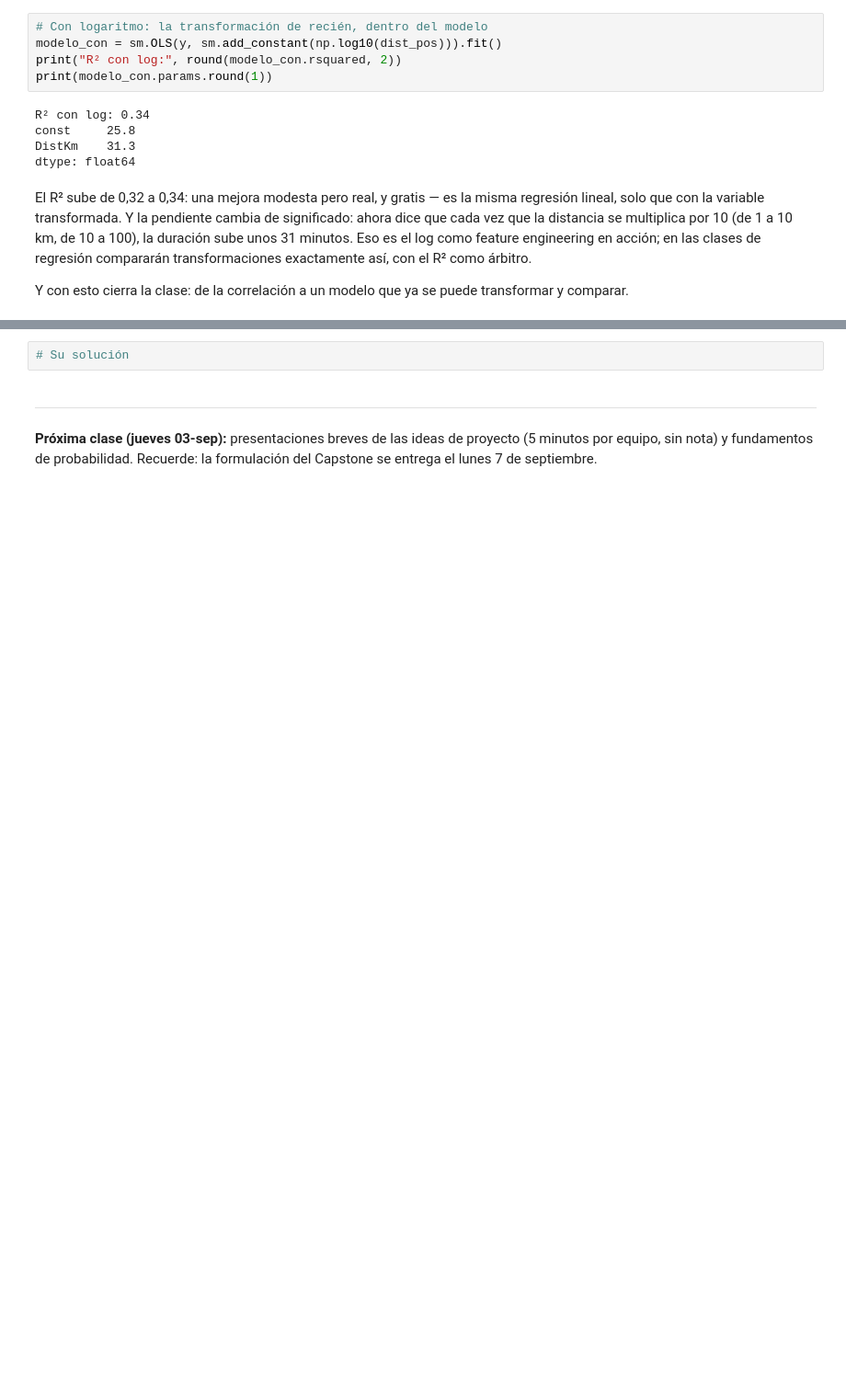
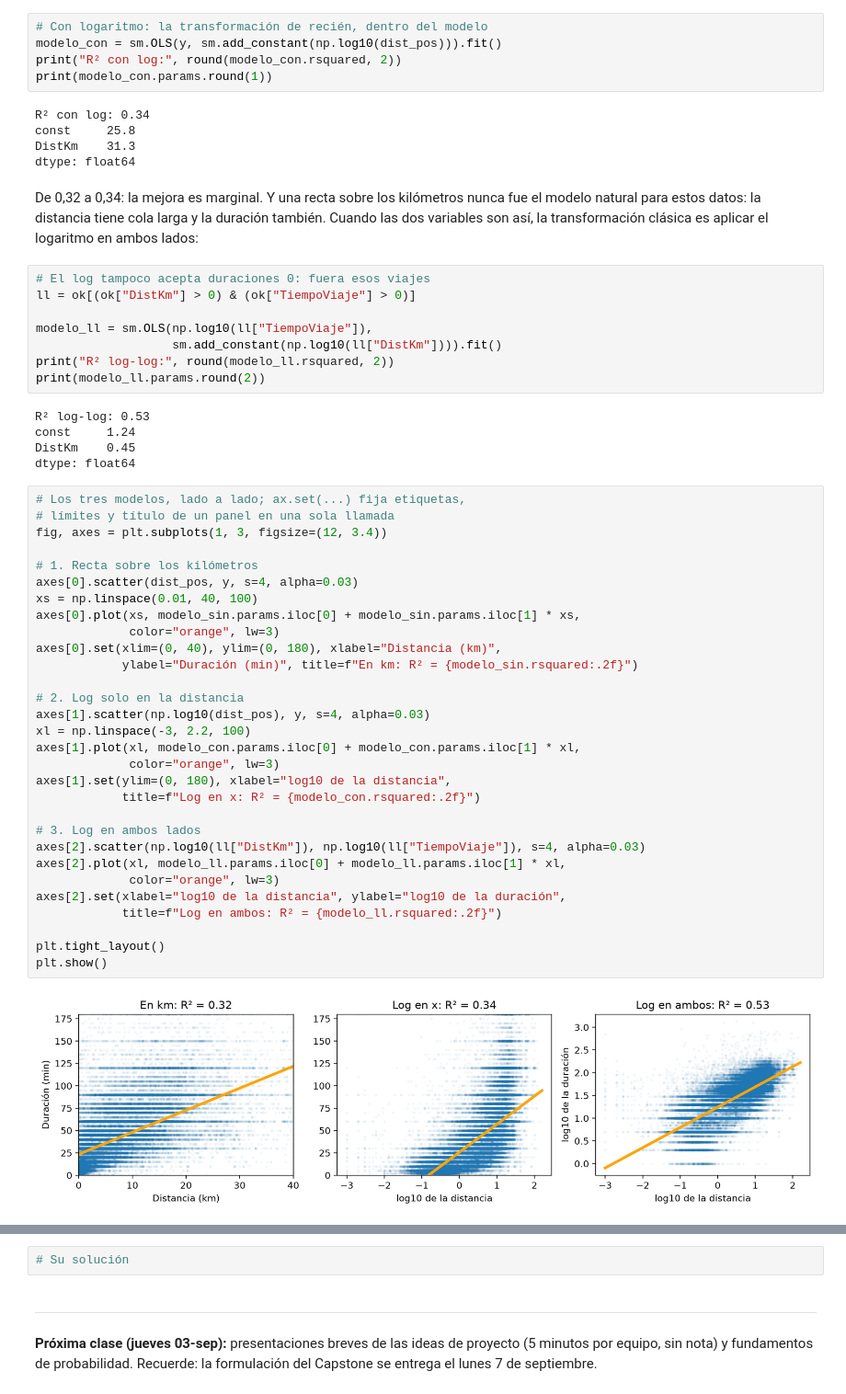
Before and after one commit to daniopitz/diplomado-cdd, a Jupyter notebook: 03_eda_bivariado_colab.ipynb, the cells around one changed output, grey strips where cells are left out. Shown at 92% size. Drawn from its saved outputs; the diff is of its cells as text; blank space fills up the shorter version.

```diff
--- a/03_eda_bivariado_colab.ipynb
+++ b/03_eda_bivariado_colab.ipynb
@@ -873,7 +871,50 @@ R² con log: 0.34
 const     25.8
 DistKm    31.3
 dtype: float64
-# %% [markdown]
-El R² sube de 0,32 a 0,34: una mejora modesta pero real, y gratis — es la misma regresión lineal, solo que con la variable transformada. Y la pendiente cambia de significado: ahora dice que cada vez que la distancia se multiplica por 10 (de 1 a 10 km, de 10 a 100), la duración sube unos 31 minutos. Eso es el log como feature engineering en acción; en las clases de regresión compararán transformaciones exactamente así, con el R² como árbitro.
-
-Y con esto cierra la clase: de la correlación a un modelo que ya se puede transformar y comparar.
+# %% [markdown]
+De 0,32 a 0,34: la mejora es marginal. Y una recta sobre los kilómetros nunca fue el modelo natural para estos datos: la distancia tiene cola larga y la duración también. Cuando las dos variables son así, la transformación clásica es aplicar el logaritmo en ambos lados:
+# %%
+# El log tampoco acepta duraciones 0: fuera esos viajes
+ll = ok[(ok["DistKm"] > 0) & (ok["TiempoViaje"] > 0)]
+
+modelo_ll = sm.OLS(np.log10(ll["TiempoViaje"]),
+                   sm.add_constant(np.log10(ll["DistKm"]))).fit()
+print("R² log-log:", round(modelo_ll.rsquared, 2))
+print(modelo_ll.params.round(2))
+# %% [output]
+R² log-log: 0.53
+const     1.24
+DistKm    0.45
+dtype: float64
+# %%
+# Los tres modelos, lado a lado; ax.set(...) fija etiquetas,
+# límites y título de un panel en una sola llamada
+fig, axes = plt.subplots(1, 3, figsize=(12, 3.4))
+
+# 1. Recta sobre los kilómetros
+axes[0].scatter(dist_pos, y, s=4, alpha=0.03)
+xs = np.linspace(0.01, 40, 100)
+axes[0].plot(xs, modelo_sin.params.iloc[0] + modelo_sin.params.iloc[1] * xs,
+             color="orange", lw=3)
+axes[0].set(xlim=(0, 40), ylim=(0, 180), xlabel="Distancia (km)",
+            ylabel="Duración (min)", title=f"En km: R² = {modelo_sin.rsquared:.2f}")
+
+# 2. Log solo en la distancia
+axes[1].scatter(np.log10(dist_pos), y, s=4, alpha=0.03)
+xl = np.linspace(-3, 2.2, 100)
+axes[1].plot(xl, modelo_con.params.iloc[0] + modelo_con.params.iloc[1] * xl,
+             color="orange", lw=3)
+axes[1].set(ylim=(0, 180), xlabel="log10 de la distancia",
+            title=f"Log en x: R² = {modelo_con.rsquared:.2f}")
+
+# 3. Log en ambos lados
+axes[2].scatter(np.log10(ll["DistKm"]), np.log10(ll["TiempoViaje"]), s=4, alpha=0.03)
+axes[2].plot(xl, modelo_ll.params.iloc[0] + modelo_ll.params.iloc[1] * xl,
+             color="orange", lw=3)
+axes[2].set(xlabel="log10 de la distancia", ylabel="log10 de la duración",
+            title=f"Log en ambos: R² = {modelo_ll.rsquared:.2f}")
+
+plt.tight_layout()
+plt.show()
+# %% [output]
+[figure, added]
```
Also changed, not shown: parts of 7 cells of this notebook, 3 other files.
